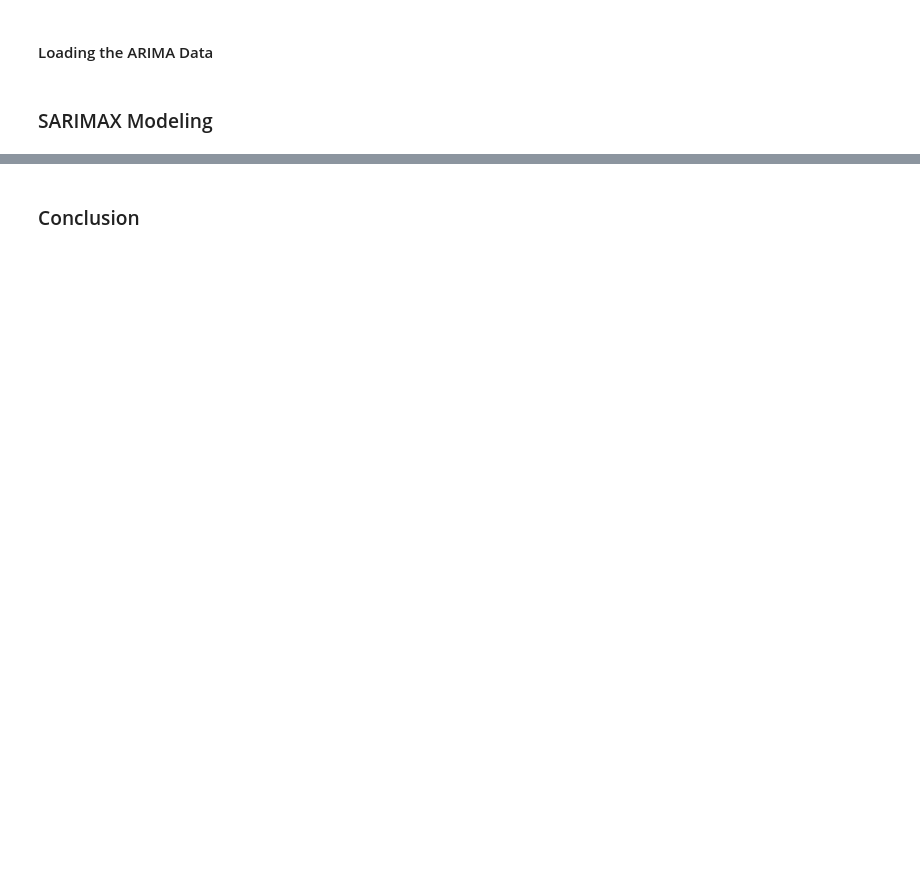
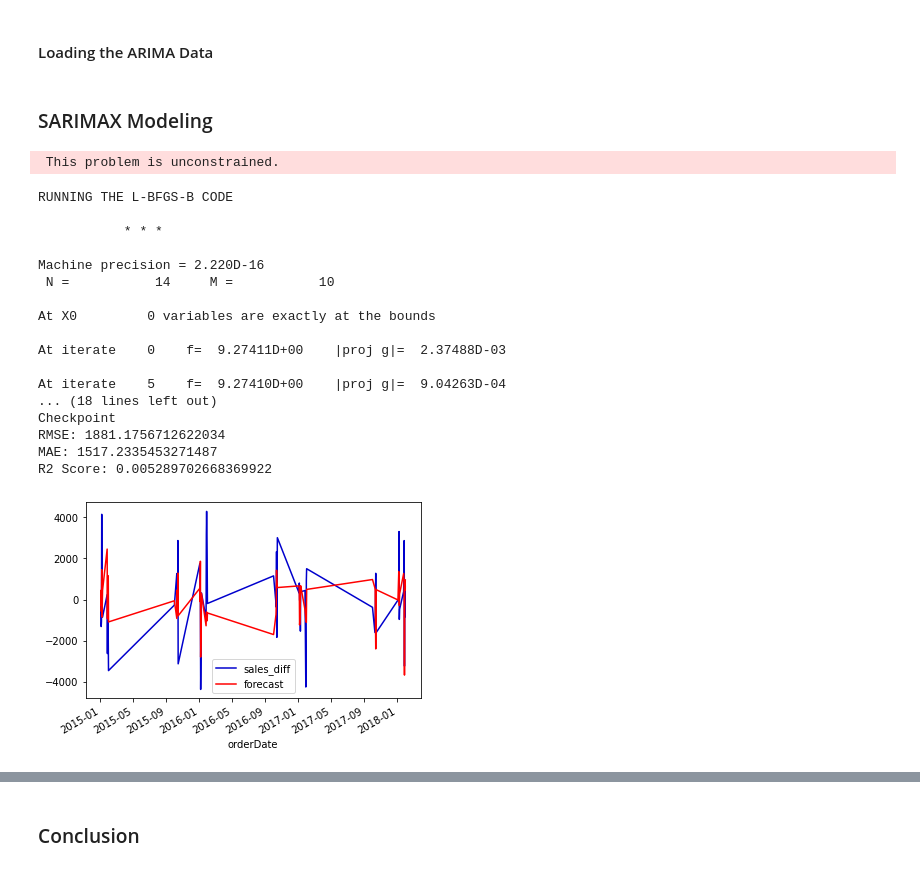
Before and after one commit to YlmRdm/order-forecaster, a Jupyter notebook: notebooks/02-model.ipynb, the cells around one changed output, grey strips where cells are left out. Drawn from its saved outputs; the diff is of its cells as text; code cells hidden in the pictures; blank space fills up the shorter version.

```diff
--- a/notebooks/02-model.ipynb
+++ b/notebooks/02-model.ipynb
@@ -73,23 +88,44 @@ def get_scores(data):
     print(f"MAE: {mae}")
     print(f"R2 Score: {r2}")
 
-    pickle.dump(model_scores, open( "arima_model_scores.p", "wb" ))
+    pickle.dump(model_scores, open( "..data/output/arima_model_scores.p", "wb" ))
 # %%
 def sarimax_model(data):
     # Model
     sar = sm.tsa.statespace.SARIMAX(arm_data.sales_diff, order=(12,0,0), seasonal_order=(0,1,0,12), trend='c').fit()
 
     # Predictions
     start, end, dynamic = 40, 100, 7
     data['forecast'] = sar.predict(start=start, end=end, dynamic=dynamic)
     pred_df = data.forecast[start+dynamic:end]
-
+    print('Checkpoint')
+    data = data.dropna()
     data[['sales_diff', 'forecast']].plot(color=['mediumblue', 'Red'])
 
     get_scores(data)
 
     return sar, data, pred_df
 
 sar, arm_data, predictions = sarimax_model(arm_data)
+# %% [output]
+ This problem is unconstrained.
+RUNNING THE L-BFGS-B CODE
+
+           * * *
+
+Machine precision = 2.220D-16
+ N =           14     M =           10
+
+At X0         0 variables are exactly at the bounds
+
+At iterate    0    f=  9.27411D+00    |proj g|=  2.37488D-03
+
+At iterate    5    f=  9.27410D+00    |proj g|=  9.04263D-04
+... (18 lines left out)
+Checkpoint
+RMSE: 1881.1756712622034
+MAE: 1517.2335453271487
+R2 Score: 0.005289702668369922
+[figure, added]
 # %%
 sar.plot_diagnostics(figsize=(10, 8));
```
Also changed, not shown: parts of 5 cells of this notebook, 8 other files.
